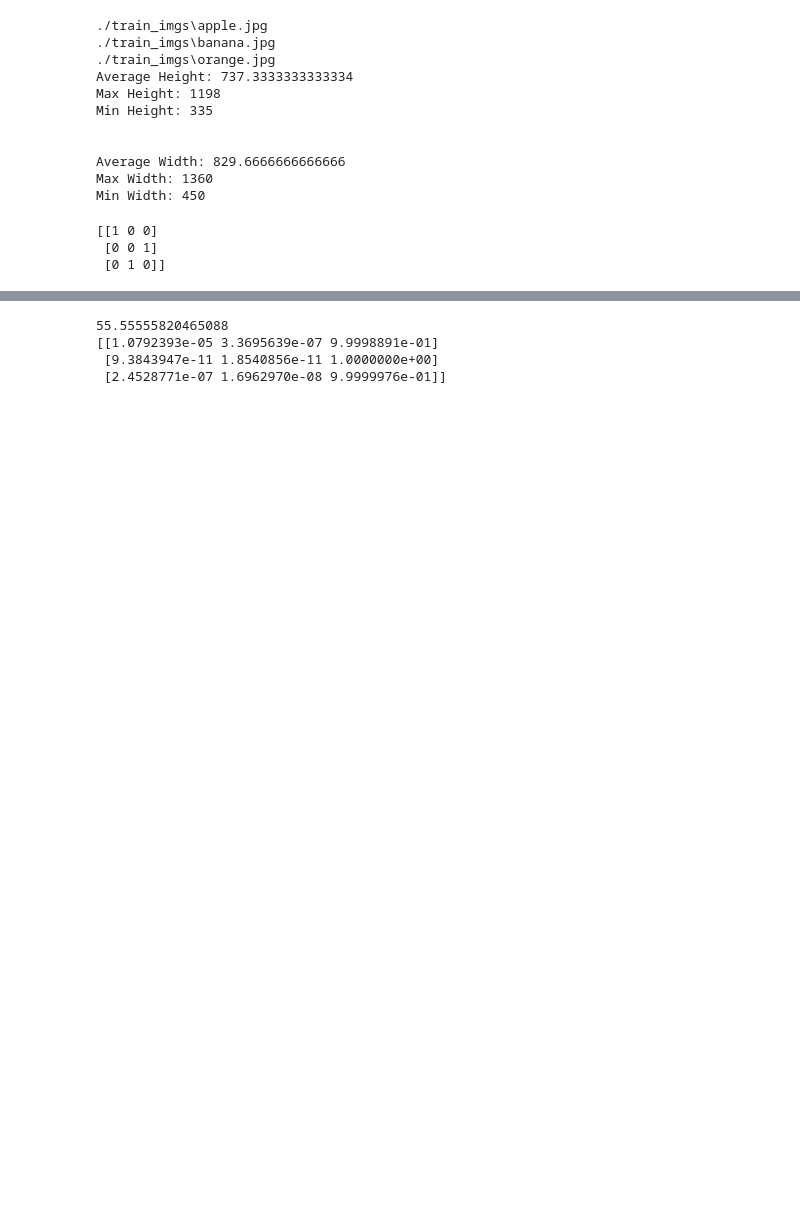
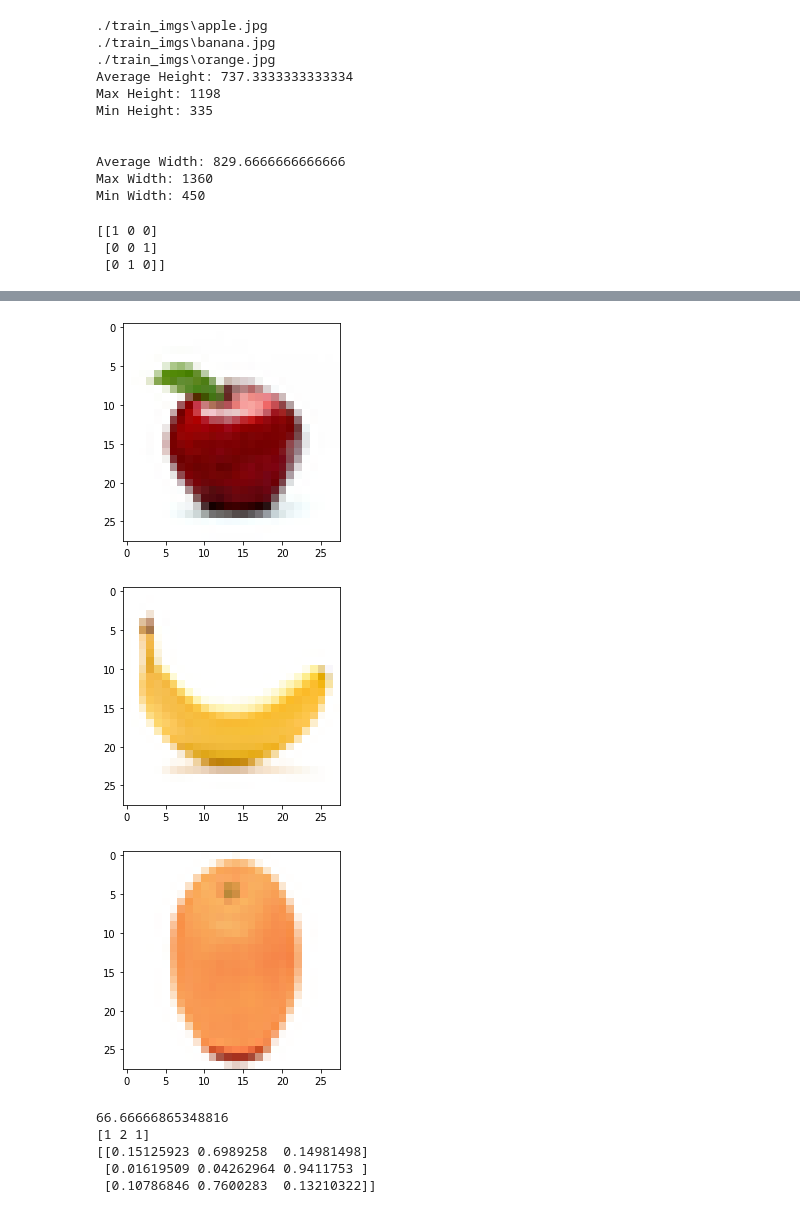
Before and after one commit to skaiphd/python-deep-learning, a Jupyter notebook: deep learning - cnn - recognizing a list of images.ipynb, the cells around one changed output, grey strips where cells are left out. Cells and saved outputs as stored; diff of their text form; code cells hidden in the pictures; blank space fills up the shorter version.

```diff
--- a/deep learning - cnn - recognizing a list of images.ipynb
+++ b/deep learning - cnn - recognizing a list of images.ipynb
@@ -146,35 +154,42 @@ Epoch 5/5
 # %%
 TEST_DIR = './test_img'
 def load_test_data():
     test_data = []
     for img in os.listdir(TEST_DIR):
         label = label_img(img)
         path = os.path.join(TEST_DIR, img)
         img = Image.open(path)
         #img = img.convert('L')
         img = img.resize((IMG_SIZE, IMG_SIZE), Image.ANTIALIAS)
         test_data.append([np.array(img), label])
     return test_data
 
 test_data=load_test_data()
 
-#plt.imshow(test_data[0][0], cmap = 'gist_gray')
-#plt.show()
-#plt.imshow(test_data[1][0], cmap = 'gist_gray')
-#plt.show()
-#plt.imshow(test_data[2][0], cmap = 'gist_gray')
-#plt.show()
+plt.imshow(test_data[0][0], cmap = 'gist_gray')
+plt.show()
+plt.imshow(test_data[1][0], cmap = 'gist_gray')
+plt.show()
+plt.imshow(test_data[2][0], cmap = 'gist_gray')
+plt.show()
 
 testImages = np.array([i[0] for i in test_data]).reshape(-1, IMG_SIZE, IMG_SIZE, 3)
 testLabels = np.array([i[1] for i in test_data])
 
 loss, acc = model.evaluate(testImages, testLabels, verbose = 0)
 print(acc * 100)
 
+pred=model.predict_classes(testImages)
+print(pred)
+
 pred=model.predict(testImages)
 print(pred)
 # %% [output]
+[figure, added]
+[figure, added]
+[figure, added]
-55.55555820465088
-[[1.0792393e-05 3.3695639e-07 9.9998891e-01]
- [9.3843947e-11 1.8540856e-11 1.0000000e+00]
- [2.4528771e-07 1.6962970e-08 9.9999976e-01]]
+66.66666865348816
+[1 2 1]
+[[0.15125923 0.6989258  0.14981498]
+ [0.01619509 0.04262964 0.9411753 ]
+ [0.10786846 0.7600283  0.13210322]]
```
Also changed, not shown: parts of 3 cells of this notebook.
